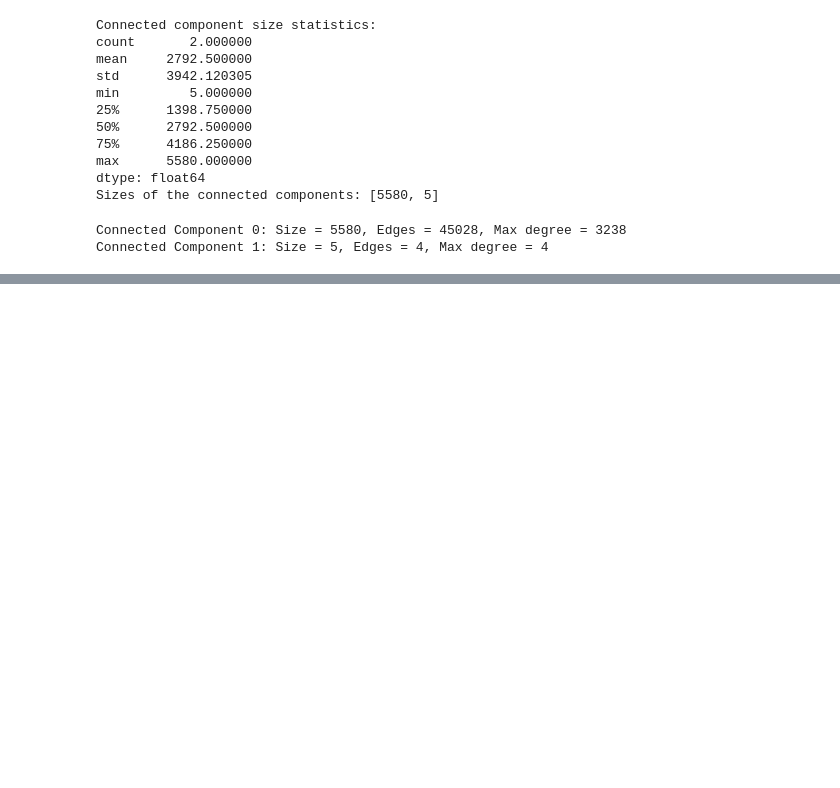
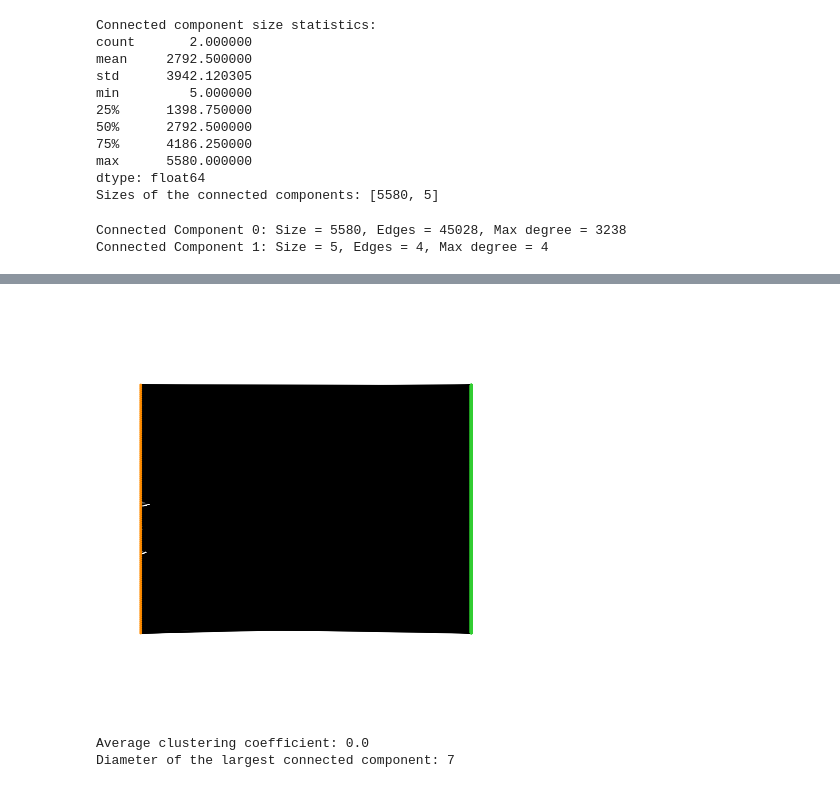
Before and after one commit to MylenaRoberta/medications-and-side-effects-networks, a Jupyter notebook: notebooks/03_initial-network-analysis.ipynb, the cells around one changed output, grey strips where cells are left out. Saved outputs shown, nothing was run; the diff lists cells and outputs as text; code cells hidden in the pictures; blank space fills up the shorter version.

```diff
--- a/notebooks/03_initial-network-analysis.ipynb
+++ b/notebooks/03_initial-network-analysis.ipynb
@@ -88,0 +121,34 @@ plt.show()
+# %%
+colors = {
+    'medication': 'limegreen',
+    'side effect': 'darkorange'
+}
+
+options = {
+    'node_size': 1,
+    'width': 1,
+}
+
+small_cc = bipartite_graph.subgraph( connected_components[1])
+
+color = [colors[data["type"]] for v, data in largest_cc.nodes(data=True)]
+
+
+top, bottom = nx.bipartite.sets(largest_cc)
+
+pos = nx.bipartite_layout(largest_cc, nodes=bottom)
+
+plt.figure(figsize=(4, 4))
+nx.draw(largest_cc, pos, node_color=color, with_labels=False, **options)
+plt.axis("equal")
+plt.show()
+# %% [output]
+[figure, added]
+# %%
+# Advanced metrics
+
+print(f"Average clustering coefficient: {nx.average_clustering(bipartite_graph)}")
+print(f"Diameter of the largest connected component: {nx.diameter(largest_cc)}")
+# %% [output]
+Average clustering coefficient: 0.0
+Diameter of the largest connected component: 7
```
Also changed, not shown: parts of 33 cells of this notebook, 1 other file.
